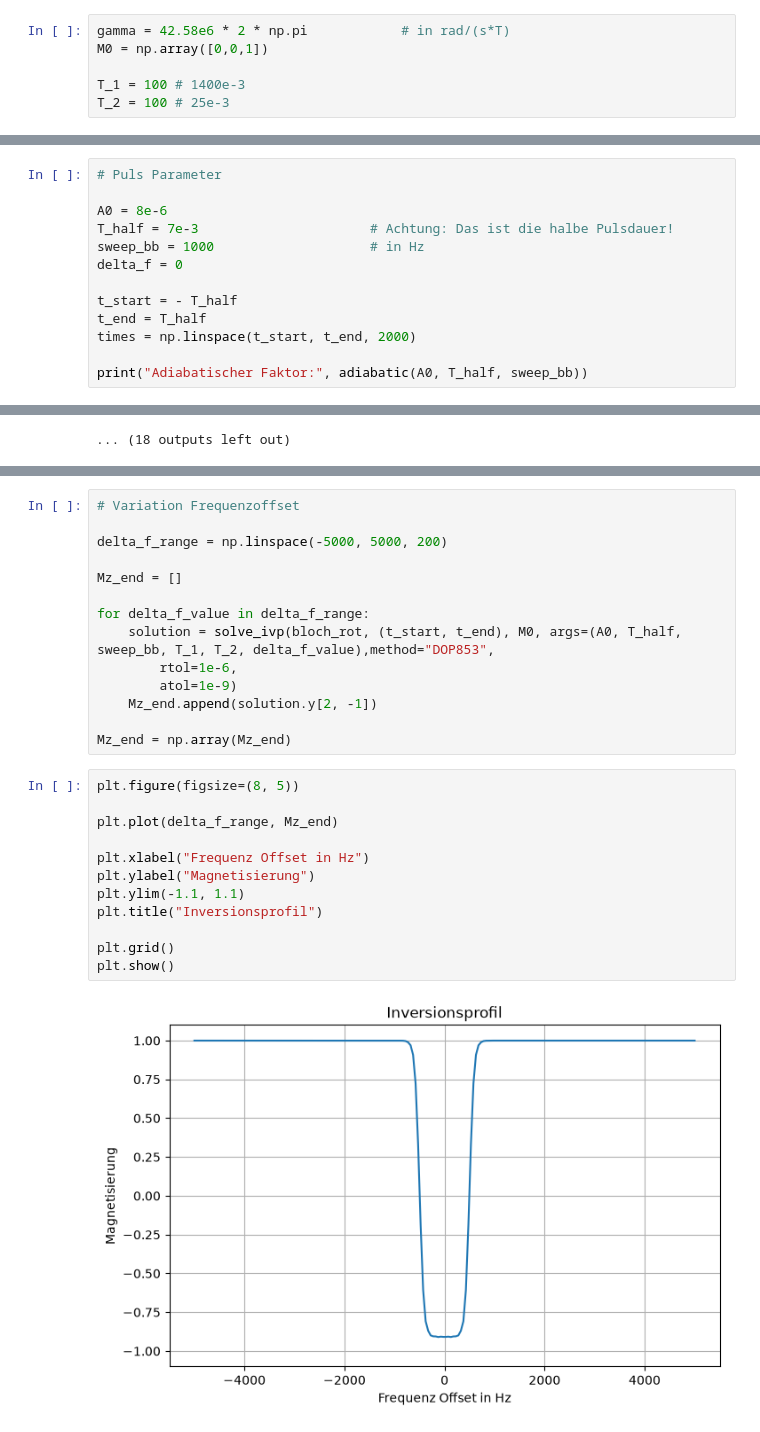
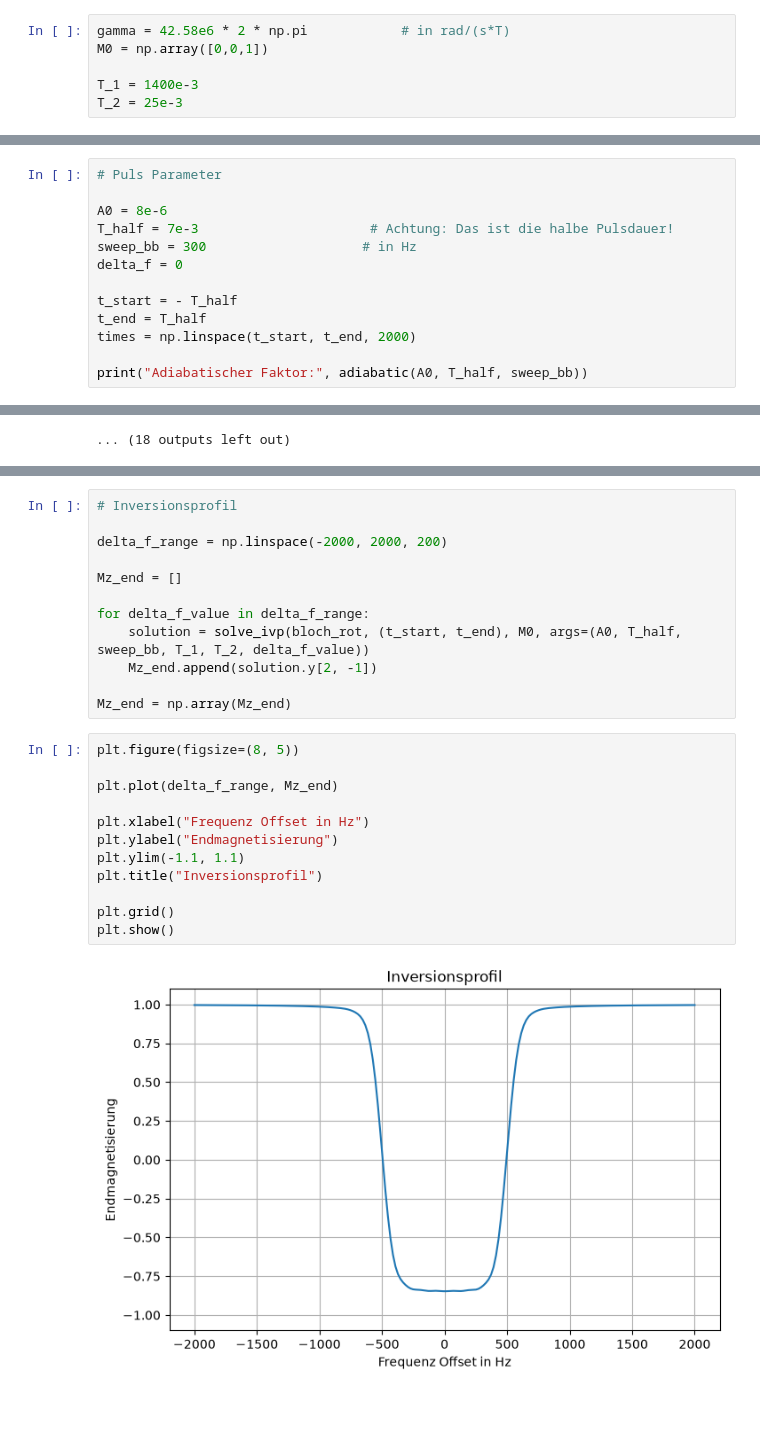
Before and after one commit to viola-schumann/Bloch-hyperbolic-secant, a Jupyter notebook: Sech_Puls_neu.ipynb, the cells around one changed output, grey strips where cells are left out. Saved outputs shown, nothing was run; the diff lists cells and outputs as text.

Commit message:
Inversionsprofile mit Variationen

```diff
--- a/Sech_Puls_neu.ipynb
+++ b/Sech_Puls_neu.ipynb
@@ -7,8 +7,8 @@ from scipy.integrate import solve_ivp
 gamma = 42.58e6 * 2 * np.pi            # in rad/(s*T)
 M0 = np.array([0,0,1])
 
-T_1 = 100 # 1400e-3
-T_2 = 100 # 25e-3
+T_1 = 1400e-3
+T_2 = 25e-3
 # %%
 # Amplitudenmdoulation und Phasenmodulation
 
@@ -55,7 +55,7 @@ Vor jeder Variation immer einmal Puls Parameter ausführen!
 
 A0 = 8e-6
 T_half = 7e-3                      # Achtung: Das ist die halbe Pulsdauer!
-sweep_bb = 1000                    # in Hz
+sweep_bb = 300                    # in Hz
 delta_f = 0
 
 t_start = - T_half
@@ -422,28 +424,26 @@ plt.show()
 # %%
-# Variation Frequenzoffset
+# Inversionsprofil
 
-delta_f_range = np.linspace(-5000, 5000, 200)
+delta_f_range = np.linspace(-2000, 2000, 200)
 
 Mz_end = []
 
 for delta_f_value in delta_f_range:
-    solution = solve_ivp(bloch_rot, (t_start, t_end), M0, args=(A0, T_half, sweep_bb, T_1, T_2, delta_f_value),method="DOP853",
-        rtol=1e-6,
-        atol=1e-9)
+    solution = solve_ivp(bloch_rot, (t_start, t_end), M0, args=(A0, T_half, sweep_bb, T_1, T_2, delta_f_value))
     Mz_end.append(solution.y[2, -1])
 
 Mz_end = np.array(Mz_end)
 # %%
 plt.figure(figsize=(8, 5))
 
 plt.plot(delta_f_range, Mz_end)
 
 plt.xlabel("Frequenz Offset in Hz")
-plt.ylabel("Magnetisierung")
+plt.ylabel("Endmagnetisierung")
 plt.ylim(-1.1, 1.1)
 plt.title("Inversionsprofil")
 
 plt.grid()
 plt.show()
 # %% [output]
-[figure, old version]
+[figure, new version]
```
Also changed, not shown: parts of 9 cells of this notebook, 10 other files.
